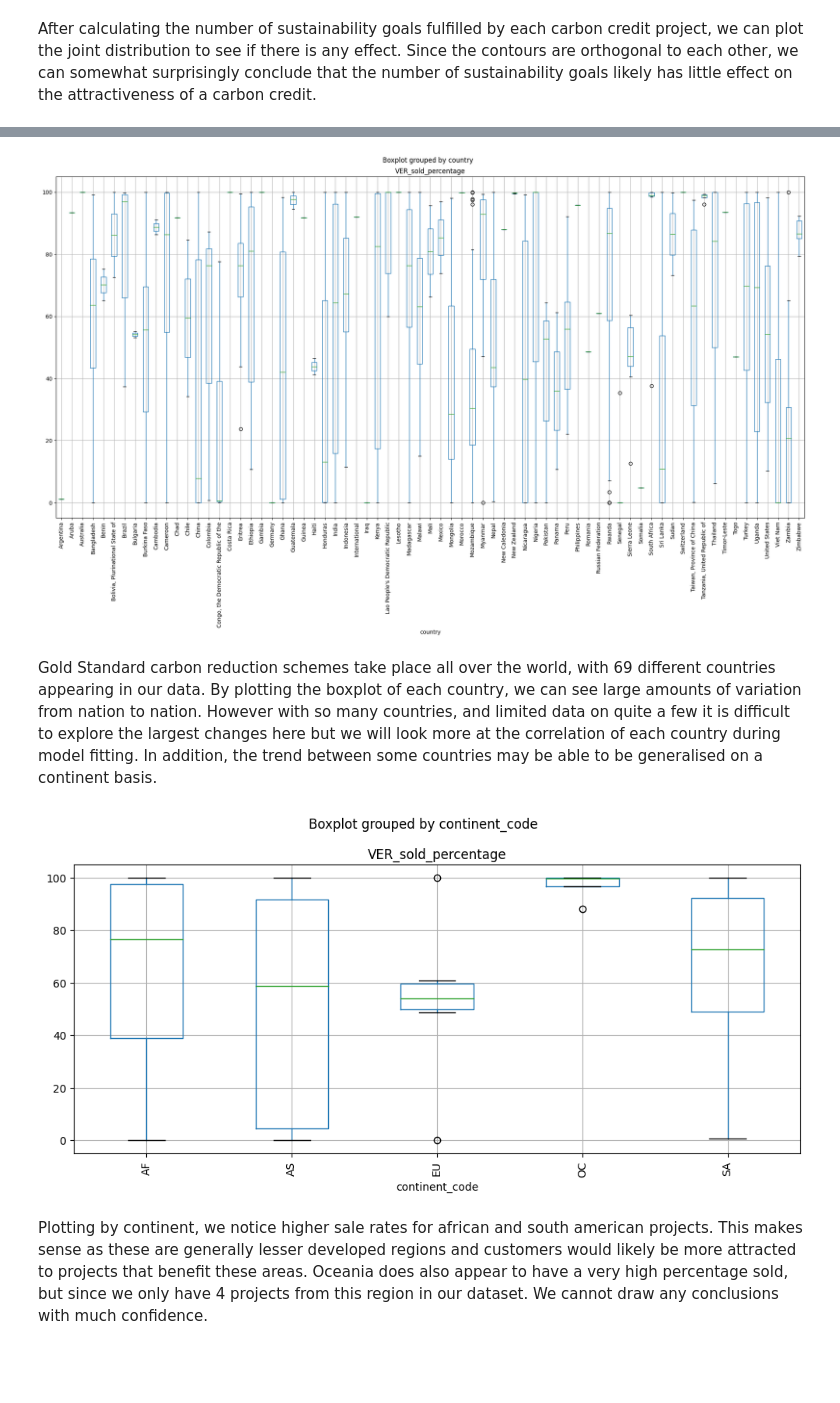
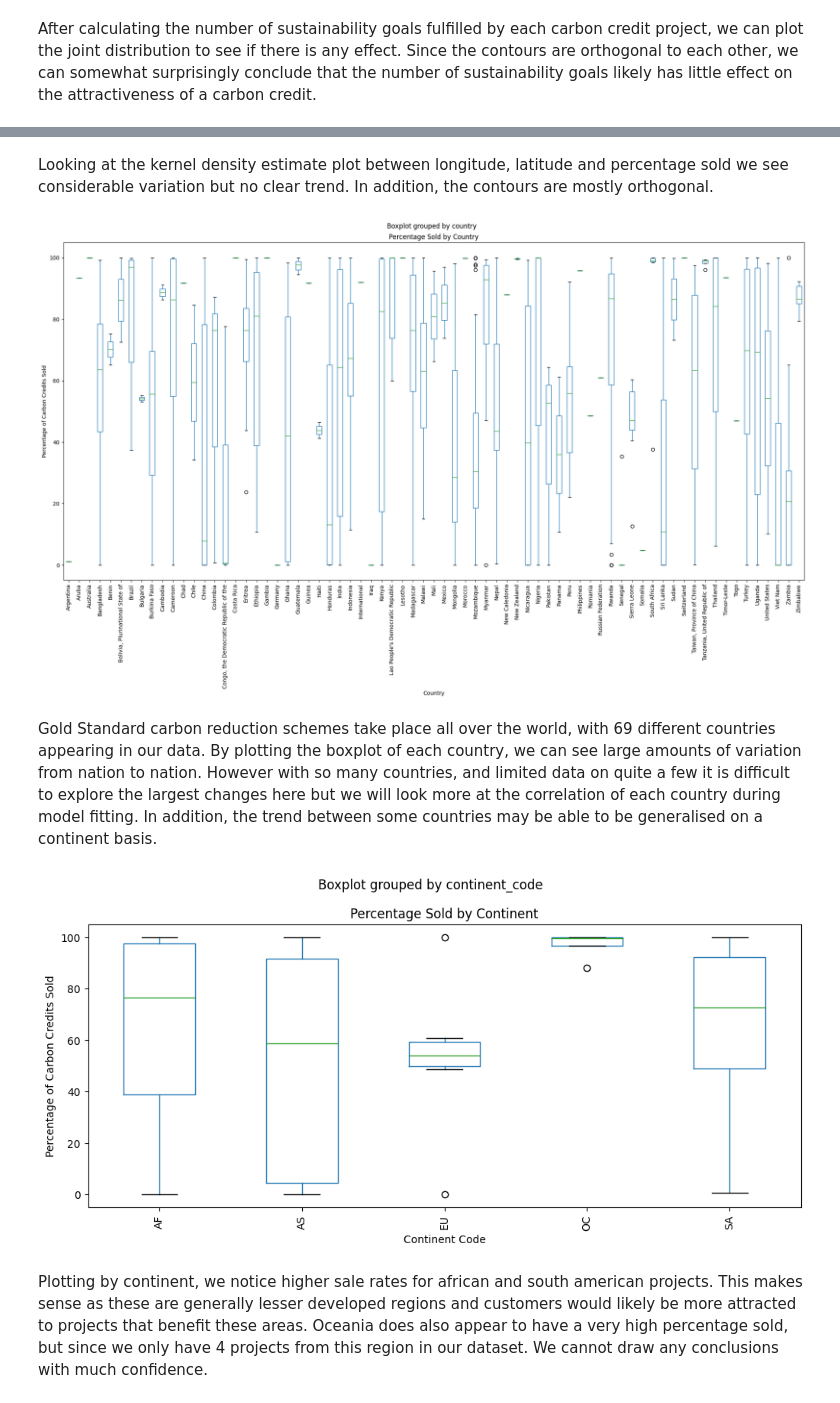
Before and after one commit to balendra-singh/ads_earthchain, a Jupyter notebook: notebooks/EDA.ipynb, the cells around one changed output, grey strips where cells are left out. Cells and saved outputs as stored; diff of their text form; code cells hidden in the pictures; blank space fills up the shorter version.

```diff
--- a/notebooks/EDA.ipynb
+++ b/notebooks/EDA.ipynb
@@ -94,21 +192,27 @@ After plotting a kernel density plot between percentage of credits sold and cred
+# %% [markdown]
+Looking at the kernel density estimate plot between longitude, latitude and percentage sold we see considerable variation but no clear trend. In addition, the contours are mostly orthogonal.
 # %%
-data.boxplot('VER_sold_percentage',by='country',figsize=(20,10))
+data.boxplot('VER_sold_percentage',by='country',figsize=(20,10),grid=False)
 plt.tight_layout()
+plt.title('Percentage Sold by Country')
+plt.ylabel('Percentage of Carbon Credits Sold')
+plt.xlabel('Country')
 plt.xticks(rotation=90)
 plt.show()
 # %% [output]
-[figure, old version]
+[figure, new version]
 # %% [markdown]
 Gold Standard carbon reduction schemes take place all over the world, with 69 different countries appearing in our data. By plotting the boxplot of each country, we can see large amounts of variation from nation to nation. However with so many countries, and limited data on quite a few it is difficult to explore the largest changes here but we will look more at the correlation of each country during model fitting. In addition, the trend between some countries may be able to be generalised on a continent basis.
 # %%
-#projects in europe seem to have a lower change of selling than otheres
-#oceania and international waters have very high number, but we do not have many projects in these regions to make concrete analysis of this
-data.boxplot('VER_sold_percentage',by='continent_code',figsize=(10,5))
+data.boxplot('VER_sold_percentage',by='continent_code',figsize=(10,5),grid=False)
 plt.tight_layout()
+plt.title('Percentage Sold by Continent')
+plt.ylabel('Percentage of Carbon Credits Sold')
+plt.xlabel('Continent Code')
 plt.xticks(rotation=90)
 plt.show()
 # %% [output]
-[figure, old version]
+[figure, new version]
 # %% [markdown]
 Plotting by continent, we notice higher sale rates for african and south american projects. This makes sense as these are generally lesser developed regions and customers would likely be more attracted to projects that benefit these areas.
 Oceania does also appear to have a very high percentage sold, but since we only have 4 projects from this region in our dataset. We cannot draw any conclusions with much confidence.
```
Also changed, not shown: parts of 37 cells of this notebook, 10 other files.
